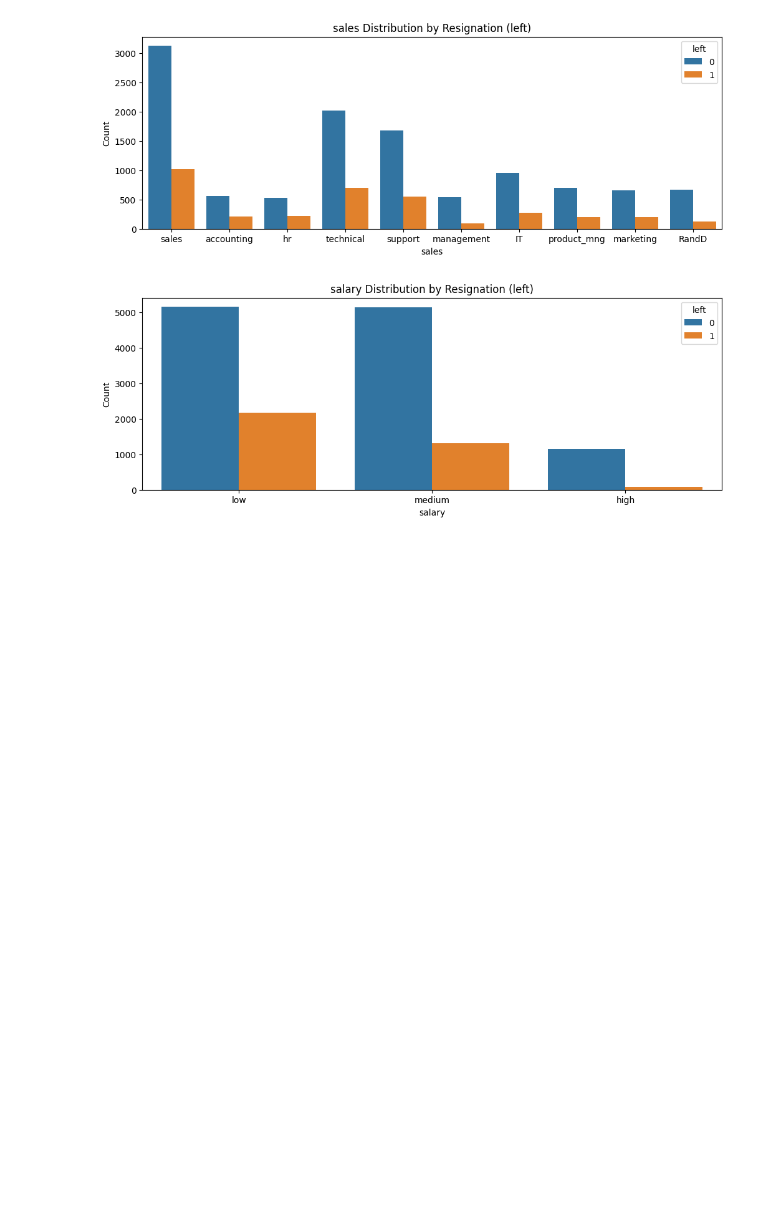
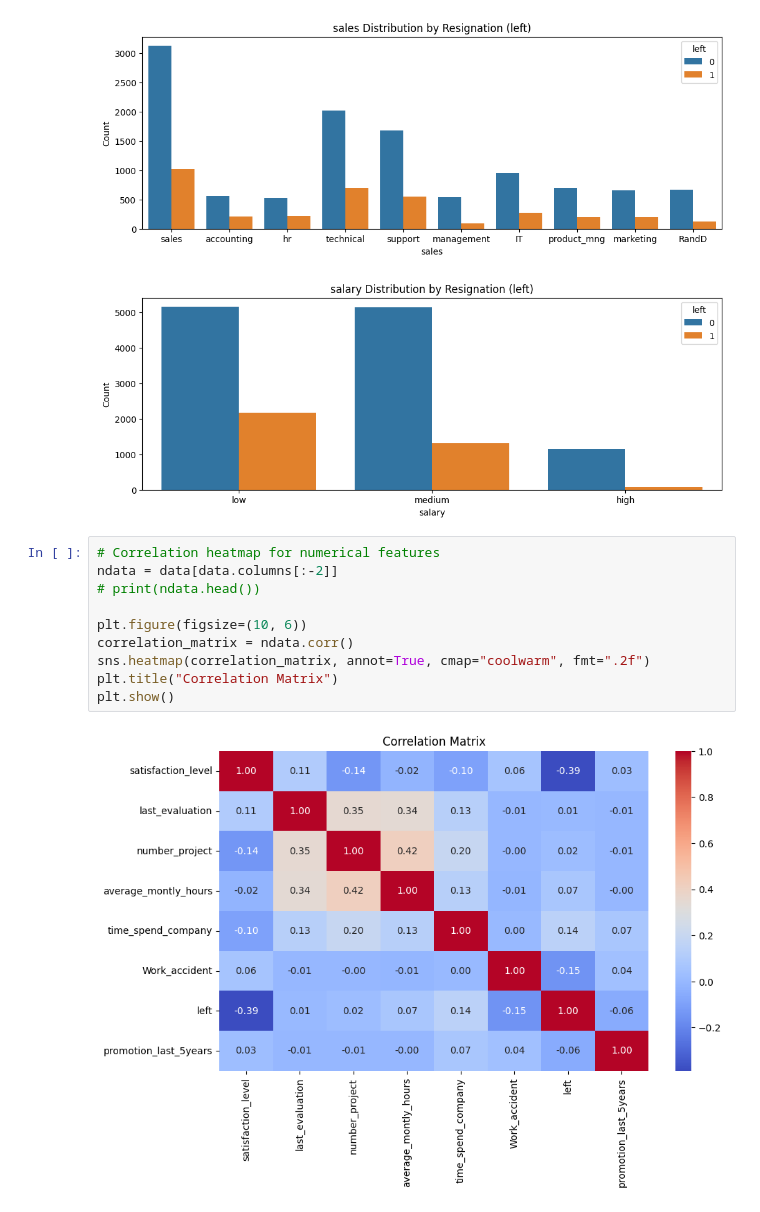
Before and after one commit to zahra-ynp/MLOperation-FinalProject, a Jupyter notebook: MLOperatin_Data.ipynb, the cells around one changed output. Drawn from its saved outputs; the diff is of its cells as text; blank space fills up the shorter version.

Commit message:
Correlation Heatmap

```diff
--- a/MLOperatin_Data.ipynb
+++ b/MLOperatin_Data.ipynb
@@ -55,3 +79,15 @@ for column in categorical_columns:
 # %% [output]
 [figure]
 [figure]
+# %%
+# Correlation heatmap for numerical features
+ndata = data[data.columns[:-2]]
+# print(ndata.head())
+
+plt.figure(figsize=(10, 6))
+correlation_matrix = ndata.corr()
+sns.heatmap(correlation_matrix, annot=True, cmap="coolwarm", fmt=".2f")
+plt.title("Correlation Matrix")
+plt.show()
+# %% [output]
+[figure, added]
```
Also changed, not shown: parts of 2 cells of this notebook.
